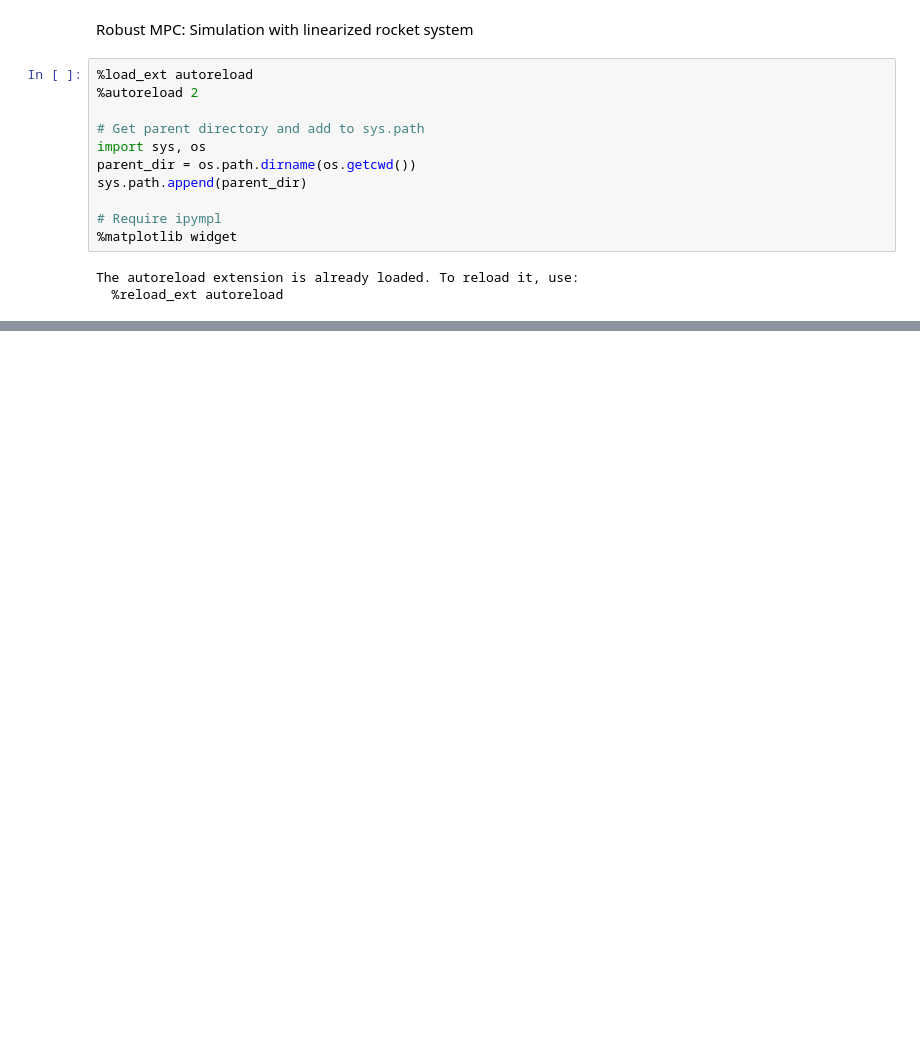
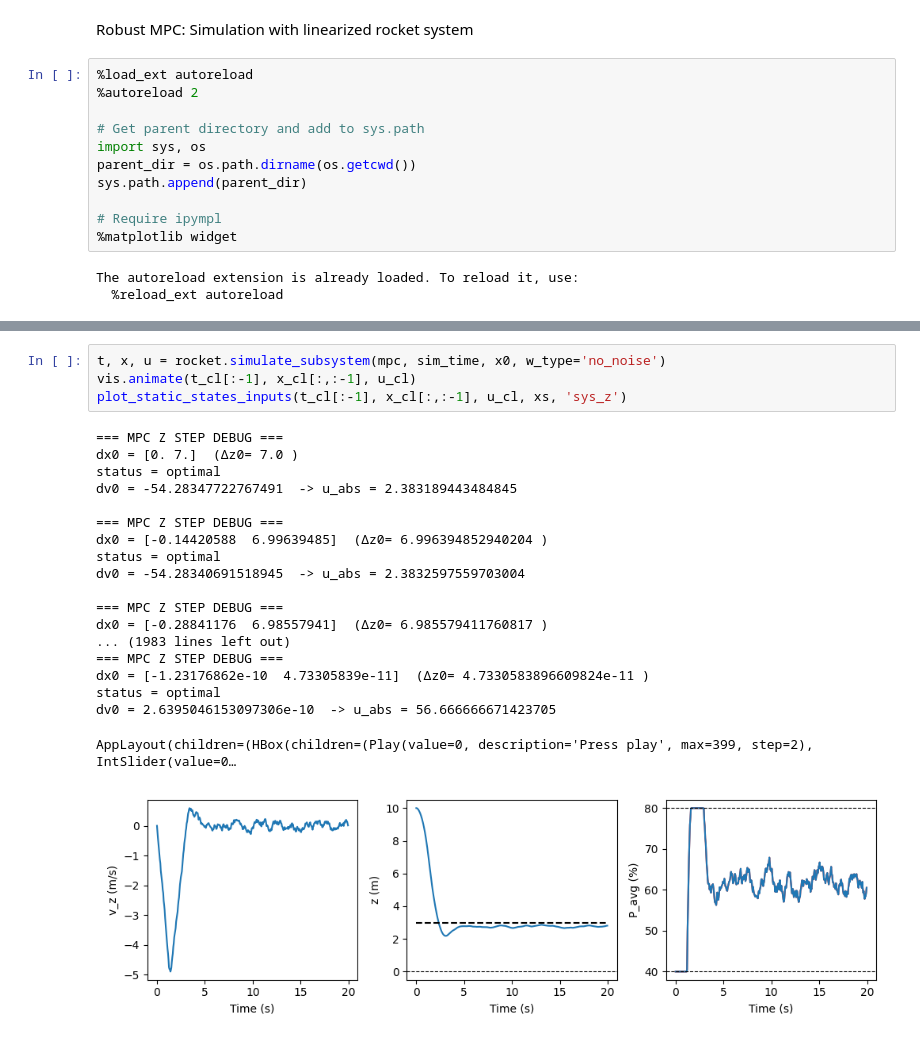
Before and after one commit to eglantinedurand/MPC_project, a Jupyter notebook: project/Deliverable_6_1&2/Deliverable_6_1.ipynb, the cells around one changed output, grey strips where cells are left out. Cells and saved outputs as stored; diff of their text form; blank space fills up the shorter version.

Commit message:
controleur good pour no noise et random, necessite tuning encore pr extreme.

```diff
--- a/project/Deliverable_6_1&2/Deliverable_6_1.ipynb
+++ b/project/Deliverable_6_1&2/Deliverable_6_1.ipynb
@@ -65,0 +187,24 @@ AppLayout(children=(HBox(children=(Play(value=0, description='Press play', max=3
+# %%
+t, x, u = rocket.simulate_subsystem(mpc, sim_time, x0, w_type='no_noise')
+vis.animate(t_cl[:-1], x_cl[:,:-1], u_cl)
+plot_static_states_inputs(t_cl[:-1], x_cl[:,:-1], u_cl, xs, 'sys_z')
+# %% [output]
+=== MPC Z STEP DEBUG ===
+dx0 = [0. 7.]  (Δz0= 7.0 )
+status = optimal
+dv0 = -54.28347722767491  -> u_abs = 2.383189443484845
+
+=== MPC Z STEP DEBUG ===
+dx0 = [-0.14420588  6.99639485]  (Δz0= 6.996394852940204 )
+status = optimal
+dv0 = -54.28340691518945  -> u_abs = 2.3832597559703004
+
+=== MPC Z STEP DEBUG ===
+dx0 = [-0.28841176  6.98557941]  (Δz0= 6.985579411760817 )
+... (1983 lines left out)
+=== MPC Z STEP DEBUG ===
+dx0 = [-1.23176862e-10  4.73305839e-11]  (Δz0= 4.7330583896609824e-11 )
+status = optimal
+dv0 = 2.6395046153097306e-10  -> u_abs = 56.666666671423705
+AppLayout(children=(HBox(children=(Play(value=0, description='Press play', max=399, step=2), IntSlider(value=0…
+[figure, added]
```
Also changed, not shown: parts of 14 cells of this notebook, 1 other file.
